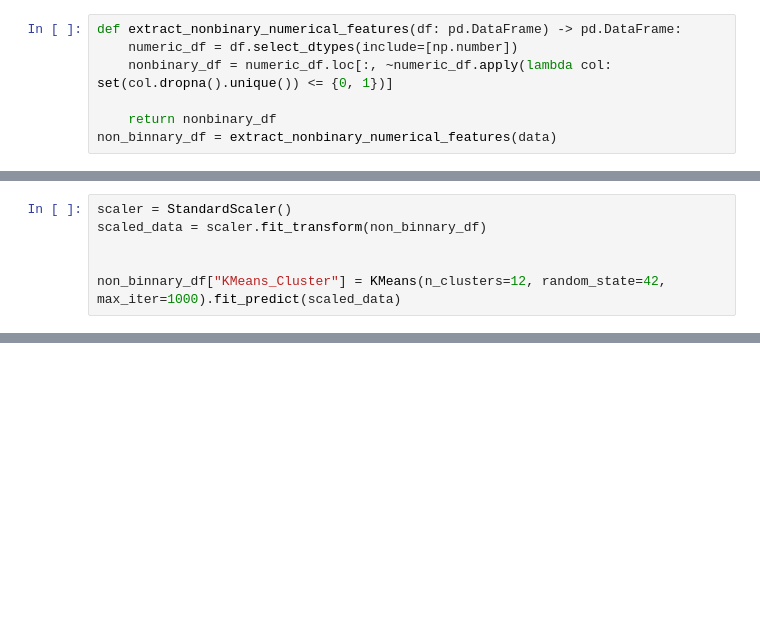
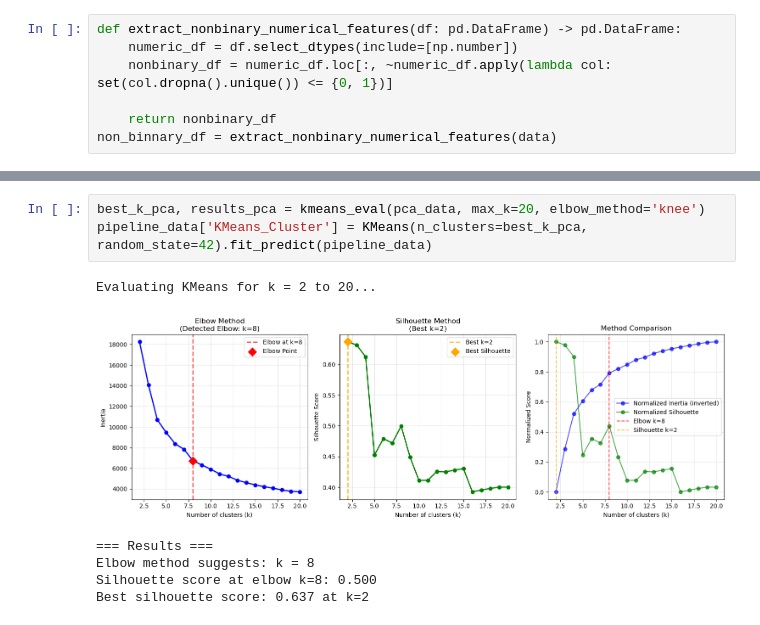
Before and after one commit to Shlezman/DS-principles-project, a Jupyter notebook: kmeans/kmeans.ipynb, the cells around one changed output, grey strips where cells are left out. Drawn from its saved outputs; the diff is of its cells as text; blank space fills up the shorter version.

```diff
--- a/kmeans/kmeans.ipynb
+++ b/kmeans/kmeans.ipynb
@@ -124,6 +62,0 @@ tune_kmeans_clusters(non_binnary_df)
-# %%
-scaler = StandardScaler()
-scaled_data = scaler.fit_transform(non_binnary_df)
-
-
-non_binnary_df["KMeans_Cluster"] = KMeans(n_clusters=12, random_state=42, max_iter=1000).fit_predict(scaled_data)
@@ -219,0 +756,10 @@ plot_kmeans_clusters_3d(non_binnary_df, non_binnary_df.columns, cluster_col='KMe
+# %%
+best_k_pca, results_pca = kmeans_eval(pca_data, max_k=20, elbow_method='knee')
+pipeline_data['KMeans_Cluster'] = KMeans(n_clusters=best_k_pca, random_state=42).fit_predict(pipeline_data)
+# %% [output]
+Evaluating KMeans for k = 2 to 20...
+[figure, added]
+=== Results ===
+Elbow method suggests: k = 8
+Silhouette score at elbow k=8: 0.500
+Best silhouette score: 0.637 at k=2
```
Also changed, not shown: parts of 45 cells of this notebook, 1 other file.
